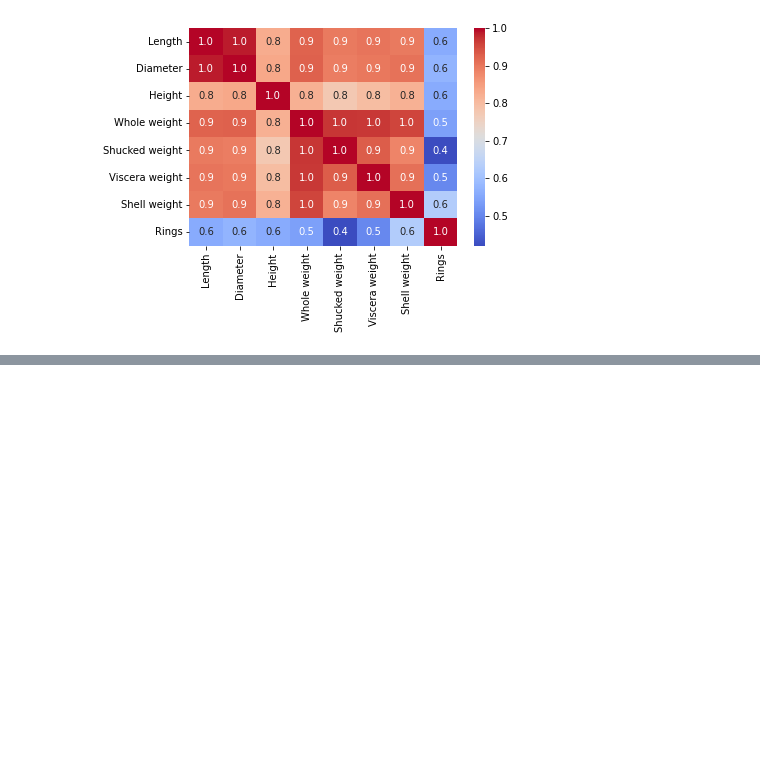
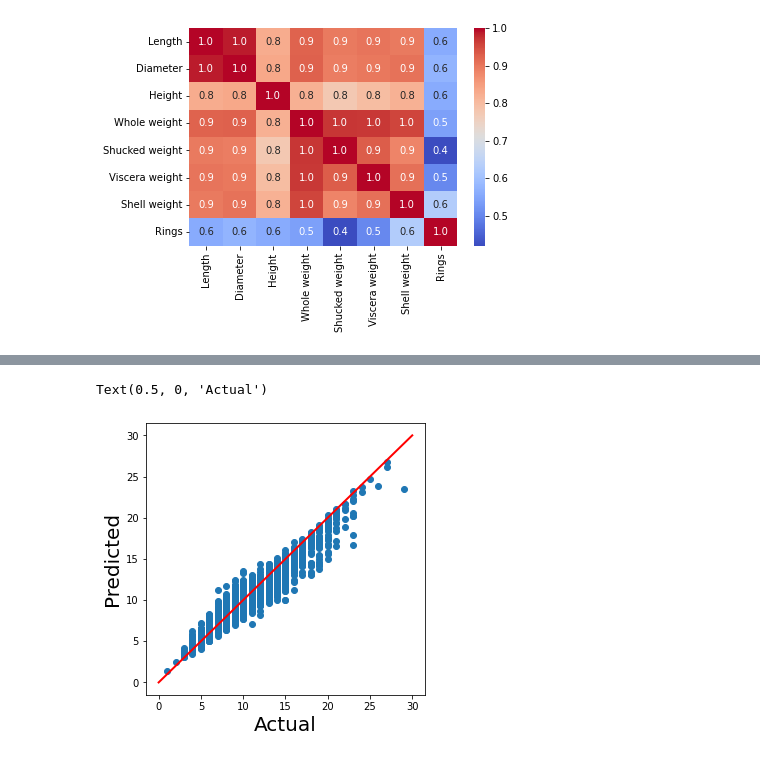
Before and after one commit to Abedeen25/Multiclass-classifiation-and-explainability, a Jupyter notebook: SHAP_01.ipynb, the cells around one changed output, grey strips where cells are left out. Saved outputs shown, nothing was run; the diff lists cells and outputs as text; code cells hidden in the pictures; blank space fills up the shorter version.

Commit message:
Model prepared

```diff
--- a/SHAP_01.ipynb
+++ b/SHAP_01.ipynb
@@ -21,7 +21,10 @@ shap.initjs()                       #initializes the visialization module
 ### Data
 # %%
 # importing dataset
-data = pd.read_csv("abalone.csv", names=["Sex","Length","Diameter","Height","Whole weight","Shucked weight","Viscera weight","Shell weight","Rings"])
+data = pd.read_csv("abalone.csv",
+                   names=["Sex","Length","Diameter",
+                          "Height","Whole weight","Shucked weight",
+                          "Viscera weight","Shell weight","Rings"])
 
 print(len(data))
 data.head()
@@ -72,0 +78,5 @@ sns.heatmap(corr_matrix,
+# %%
+y = data['Rings']
+x = data[["Sex","Length",
+        "Height","Shucked weight",
+        "Viscera weight","Shell weight"]]
@@ -72,0 +85,8 @@ sns.heatmap(corr_matrix,
+# %%
+# As Sex is a categorical variable we are going to create dummy variable to express them
+x['Sex.M'] = [1 if s == 'M' else 0 for s in x['Sex']]
+x['Sex.F'] = [1 if s == 'F' else 0 for s in x['Sex']]
+x['Sex.I'] = [1 if s == 'I' else 0 for s in x['Sex']]
+x = x.drop('Sex', axis=1)
+
+x.head
@@ -72,0 +113,4 @@ sns.heatmap(corr_matrix,
+# %%
+# Train
+model = xgb.XGBRegressor(objective="reg:squarederror")
+model.fit(x,y)
@@ -72,0 +129,19 @@ sns.heatmap(corr_matrix,
+# %%
+#get predictions
+y_pred = model.predict(x)
+
+#Model evaluation
+plt.figure(figsize=(5,5))
+
+plt.scatter(y,y_pred)
+plt.plot([0,30],
+         [0,30],
+         color='r',
+         linestyle='-',
+         linewidth=2)
+
+plt.ylabel('Predicted',size=20)
+plt.xlabel('Actual',size=20)
+# %% [output]
+Text(0.5, 0, 'Actual')
+[figure, added]
```
Also changed, not shown: parts of 5 cells of this notebook.
